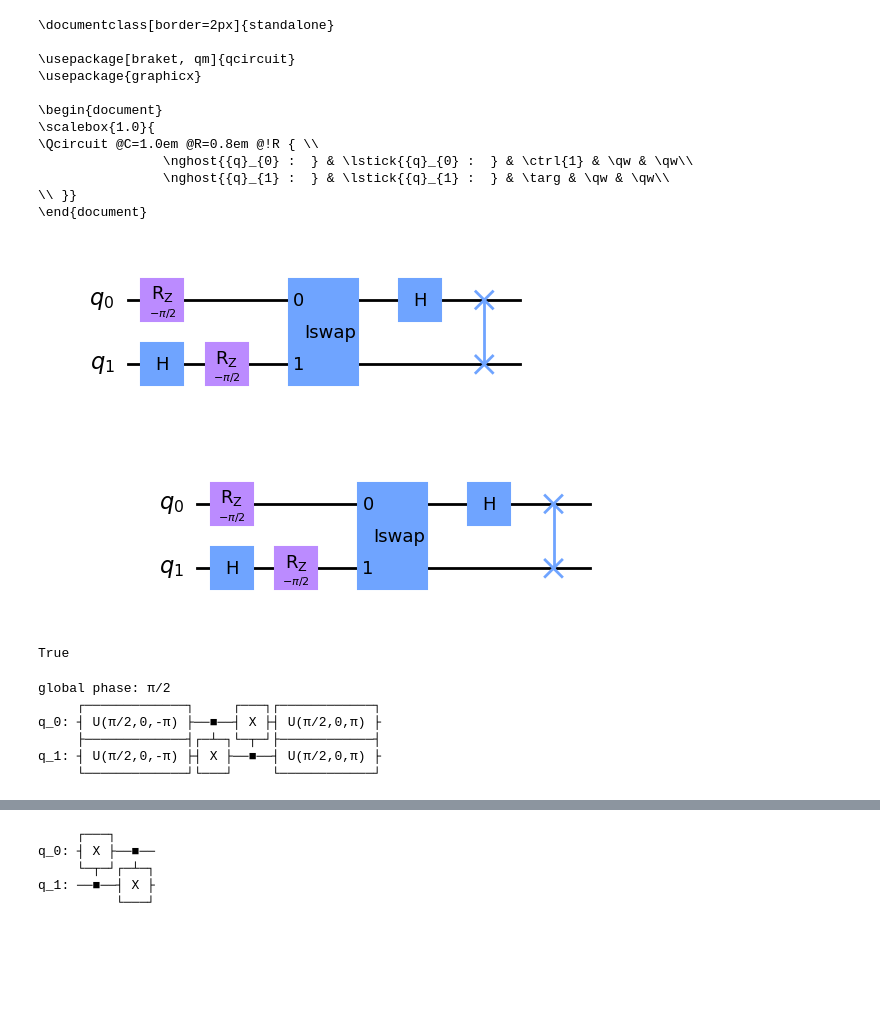
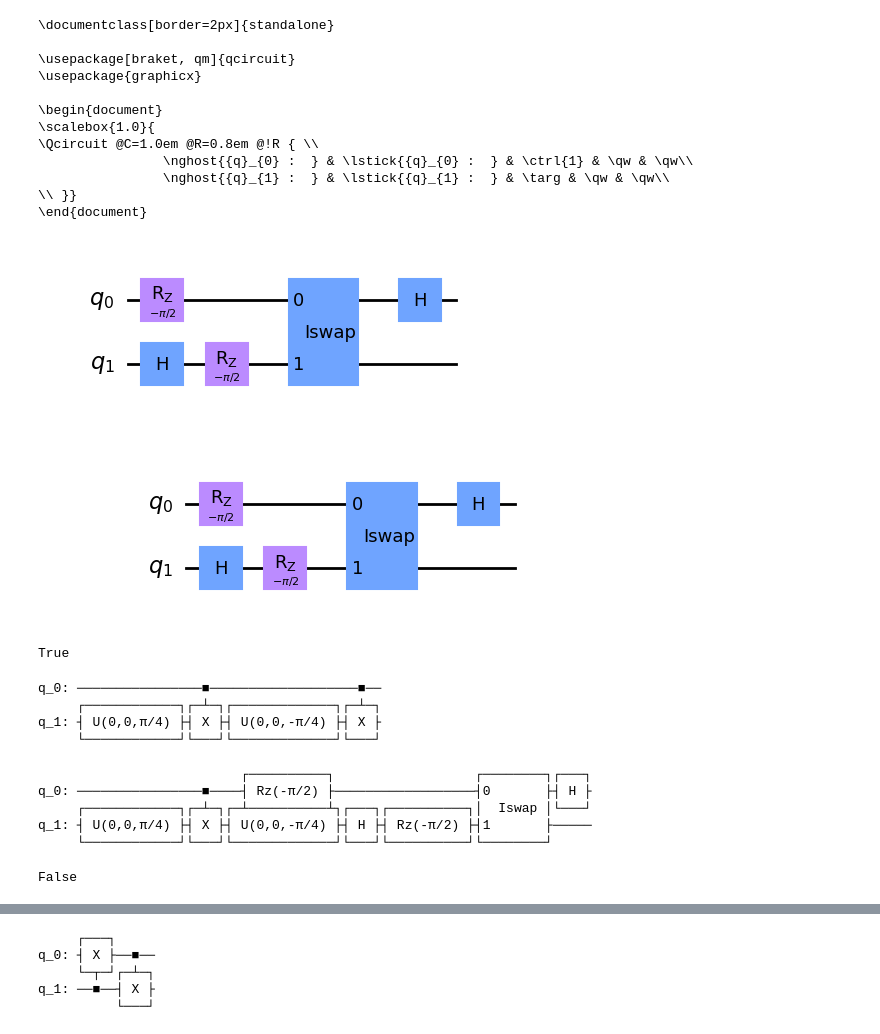
Before and after one commit to Pitt-JonesLab/mirror-gates, a Jupyter notebook: src/notebooks/weyl.ipynb, the cells around one changed output, grey strips where cells are left out. Cells and saved outputs as stored; diff of their text form; code cells hidden in the pictures; blank space fills up the shorter version.

```diff
--- a/src/notebooks/weyl.ipynb
+++ b/src/notebooks/weyl.ipynb
@@ -26,9 +26,9 @@ print(qc.draw("latex_source"))
 # %%
 from virtual_swap.cns_transform import cx_replace
 
-cx_replace.swap(0, 1)
+# cx_replace.swap(0, 1)
 cx_replace.draw("mpl")
 # %% [output]
-[figure, old version]
+[figure, new version]
-[figure, old version]
+[figure, new version]
 # %%
@@ -36,11 +36,33 @@ Operator(cx_replace).equiv(qc)
 # %% [output]
 True
-# %%
-transpile(cx_replace, basis_gates=["u", "cx"]).draw()
-# %% [output]
-global phase: π/2
-     ┌─────────────┐     ┌───┐┌────────────┐
-q_0: ┤ U(π/2,0,-π) ├──■──┤ X ├┤ U(π/2,0,π) ├
-     ├─────────────┤┌─┴─┐└─┬─┘├────────────┤
-q_1: ┤ U(π/2,0,-π) ├┤ X ├──■──┤ U(π/2,0,π) ├
-     └─────────────┘└───┘     └────────────┘
+# %%
+qc = QuantumCircuit(2)
+qc.crz(np.pi / 2, 0, 1)
+qc = transpile(qc, basis_gates=["u", "cx"])
+qc.draw()
+# %% [output]
+q_0: ────────────────■───────────────────■──
+     ┌────────────┐┌─┴─┐┌─────────────┐┌─┴─┐
+q_1: ┤ U(0,0,π/4) ├┤ X ├┤ U(0,0,-π/4) ├┤ X ├
+     └────────────┘└───┘└─────────────┘└───┘
+# %%
+# replace the last cx gate with iswap+virtual_swap
+from qiskit.converters import circuit_to_dag, dag_to_circuit
+from qiskit.circuit.library import CXGate
+
+dag = circuit_to_dag(qc)
+cx_node = dag.op_nodes(CXGate)[1]
+from virtual_swap.cns_transform import cns_transform
+
+qc2 = dag_to_circuit(cns_transform(dag, cx_node))
+qc2.decompose().draw()
+# %% [output]
+                          ┌──────────┐                  ┌────────┐┌───┐
+q_0: ────────────────■────┤ Rz(-π/2) ├──────────────────┤0       ├┤ H ├
+     ┌────────────┐┌─┴─┐┌─┴──────────┴┐┌───┐┌──────────┐│  Iswap │└───┘
+q_1: ┤ U(0,0,π/4) ├┤ X ├┤ U(0,0,-π/4) ├┤ H ├┤ Rz(-π/2) ├┤1       ├─────
+     └────────────┘└───┘└─────────────┘└───┘└──────────┘└────────┘
+# %%
+Operator(qc2).equiv(qc)
+# %% [output]
+False
```
Also changed, not shown: parts of 14 cells of this notebook, 8 other files.
